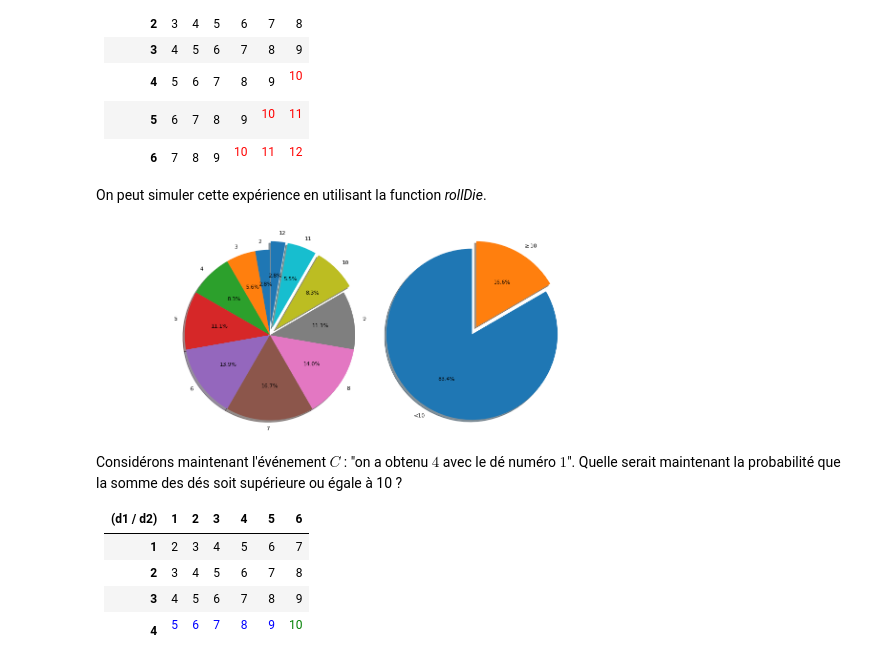
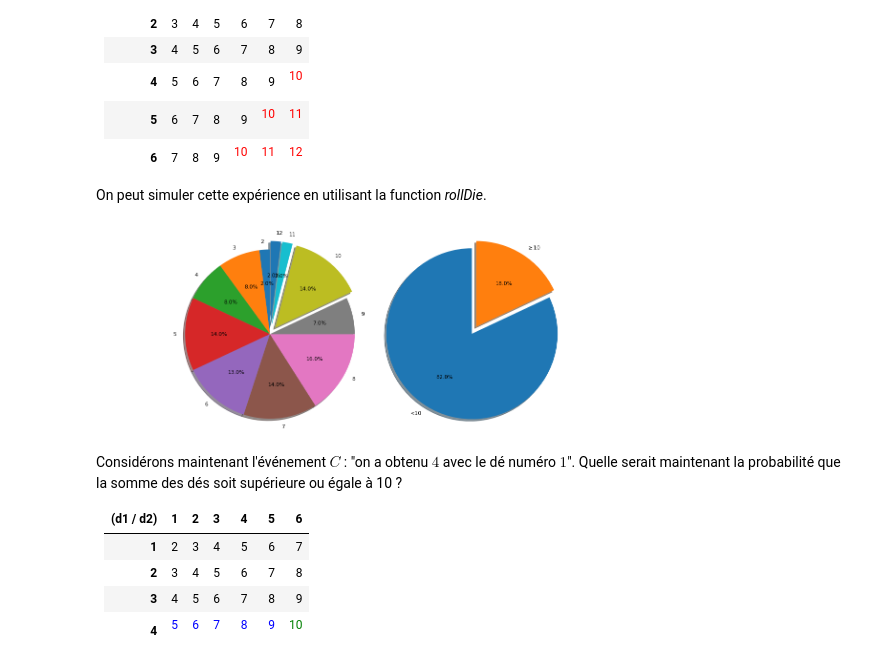
Before and after one commit to willyrv/projet2MIC, a Jupyter notebook: Notebooks/Probabilites conditionnelles.ipynb, the cells around one changed output. Cells and saved outputs as stored; diff of their text form; code cells hidden in the pictures.

```diff
--- a/Notebooks/Probabilites conditionnelles.ipynb
+++ b/Notebooks/Probabilites conditionnelles.ipynb
@@ -45,35 +45,35 @@ def lance2des(n):
     d1, d2 = roll_die(n), roll_die(n)
     return(d1, d2)
 
-d1, d2 = lance2des(1000000)
+d1, d2 = lance2des(100)
 
 d1_plus_d2 = [i+j for i, j in zip(d1, d2)]
 values = list(set(d1_plus_d2))
 values.sort()
 frequencies = [d1_plus_d2.count(i) for i in values]
 lower_than10 = sum(frequencies[:-3])
 greater_than10 = sum(frequencies[-3:])
 labels = ["<10", r"$\geq 10$"]
 
 
 # Doing the plot
 explode = (0, 0, 0, 0, 0, 0, 0, 0, 0.1, 0.1, 0.1)
 fig = plt.figure(figsize=(25, 15), dpi= 80, facecolor='w', edgecolor='k')
 ax1 = fig.add_subplot(221)
 ax2 = fig.add_subplot(211)
 ax1.pie(frequencies, explode=explode, labels=values, autopct='%1.1f%%',
         shadow=True, startangle=90)
 ax1.axis('equal')  # Equal aspect ratio ensures that pie is drawn as a circle.
 
 explode = (0, 0.1)
 ax2.pie([lower_than10, greater_than10], explode=explode, labels=labels, autopct='%1.1f%%',
         shadow=True, startangle=90)
 ax2.axis('equal')
 
 plt.show()
 #plt.pie(frequency, labels=values)
 # %% [output]
-[figure, old version]
+[figure, new version]
 # %% [markdown]
 Considérons maintenant l'événement $C$ : "on a obtenu $4$ avec le dé numéro $1$". Quelle serait maintenant la probabilité que la somme des dés soit supérieure ou égale à 10 ?
 
```
Also changed, not shown: parts of 3 cells of this notebook, 1 other file.
